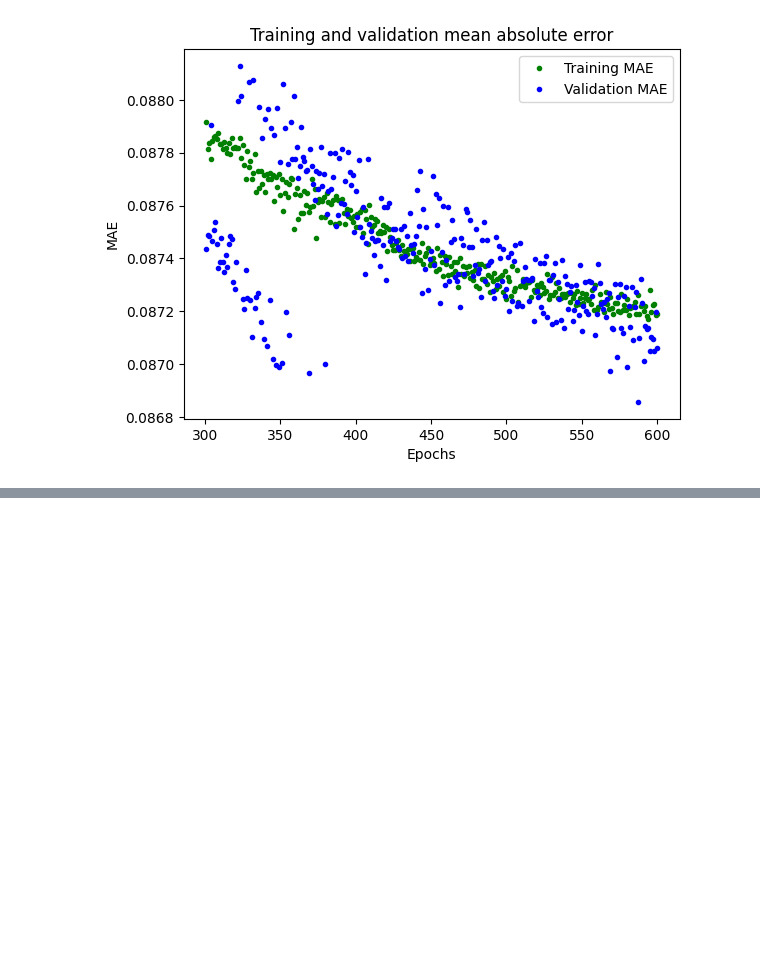
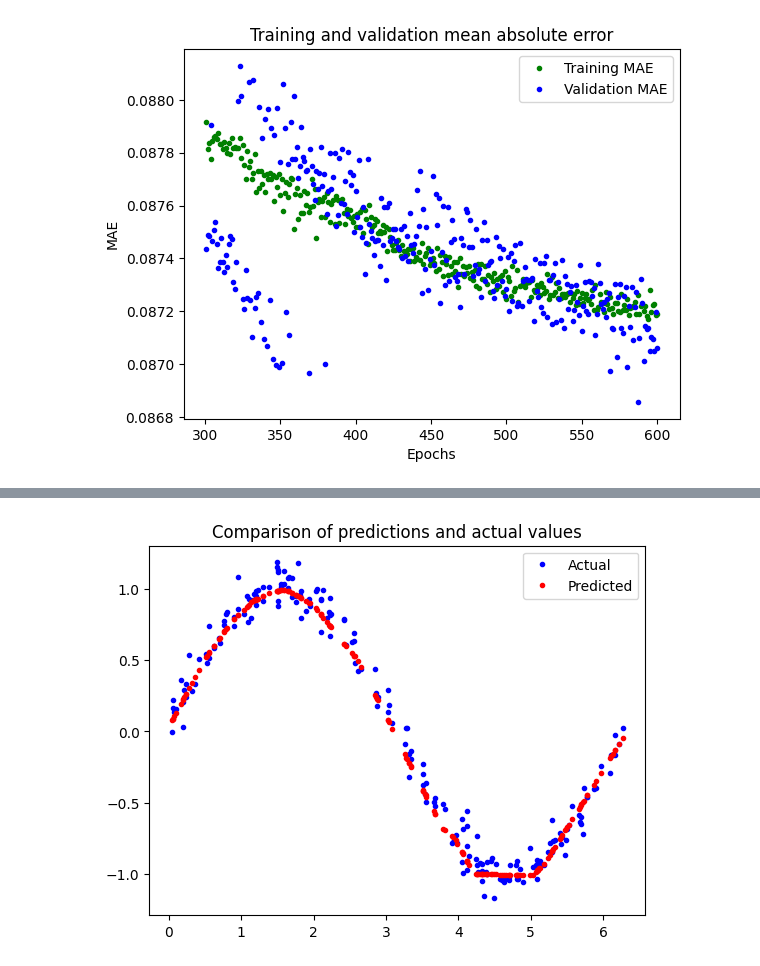
Before and after one commit to FelipeCourtois/tinyML_sine_model, a Jupyter notebook: ml_sine_model.ipynb, the cells around one changed output, grey strips where cells are left out. Saved outputs shown, nothing was run; the diff lists cells and outputs as text; code cells hidden in the pictures; blank space fills up the shorter version.

```diff
--- a/ml_sine_model.ipynb
+++ b/ml_sine_model.ipynb
@@ -296,3 +296,6 @@ plt.clf()
 plt.title('Comparison of predictions and actual values')
 plt.plot(x_test, y_test, 'b.', label='Actual')
 plt.plot(x_test, predictions, 'r.', label='Predicted')
+plt.legend()
+plt.show()
+# %% [output]
@@ -298,0 +304 @@ plt.plot(x_test, predictions, 'r.', label='Predicted')
+[figure, added]
```
Also changed, not shown: parts of 1 cell of this notebook.
